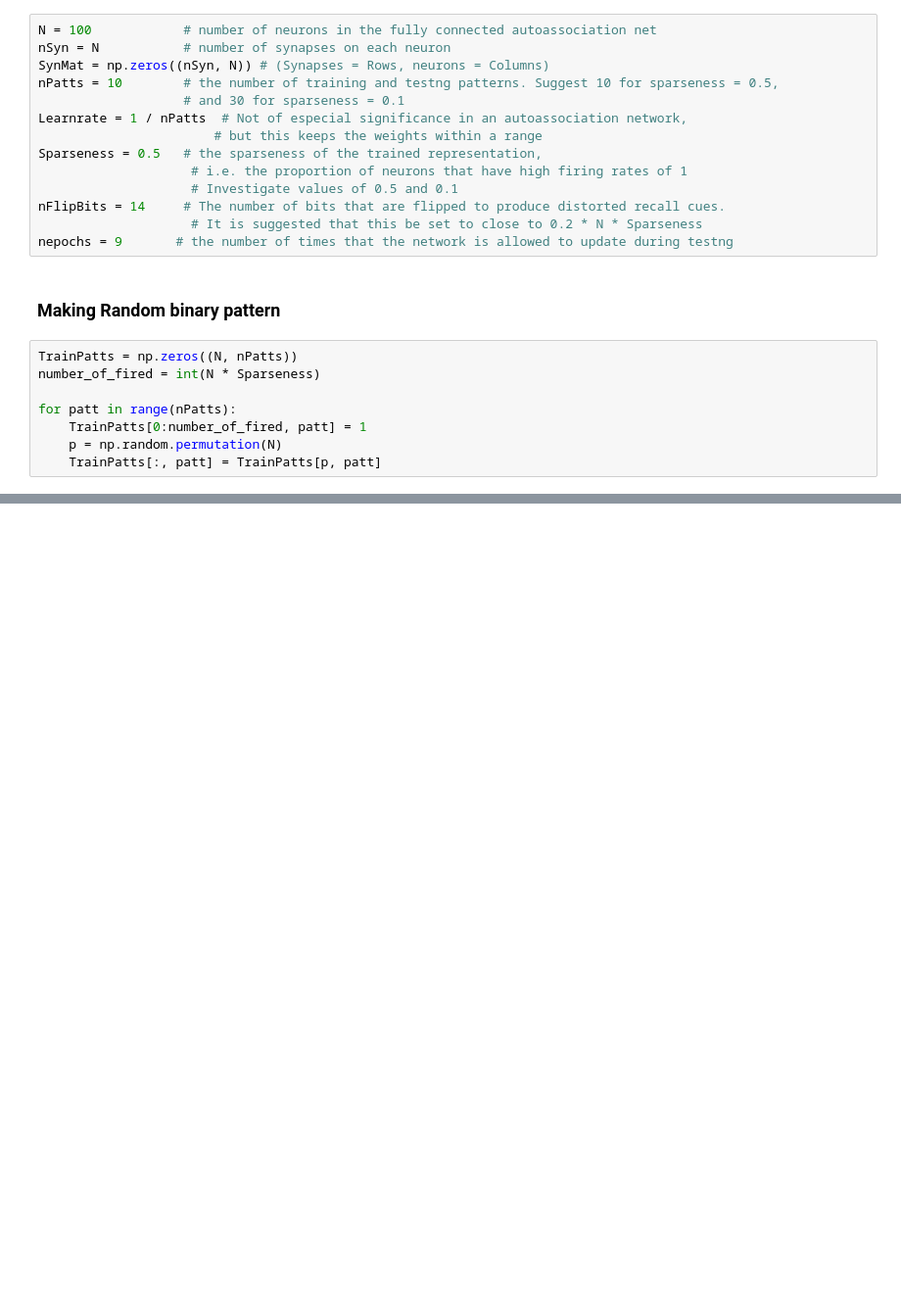
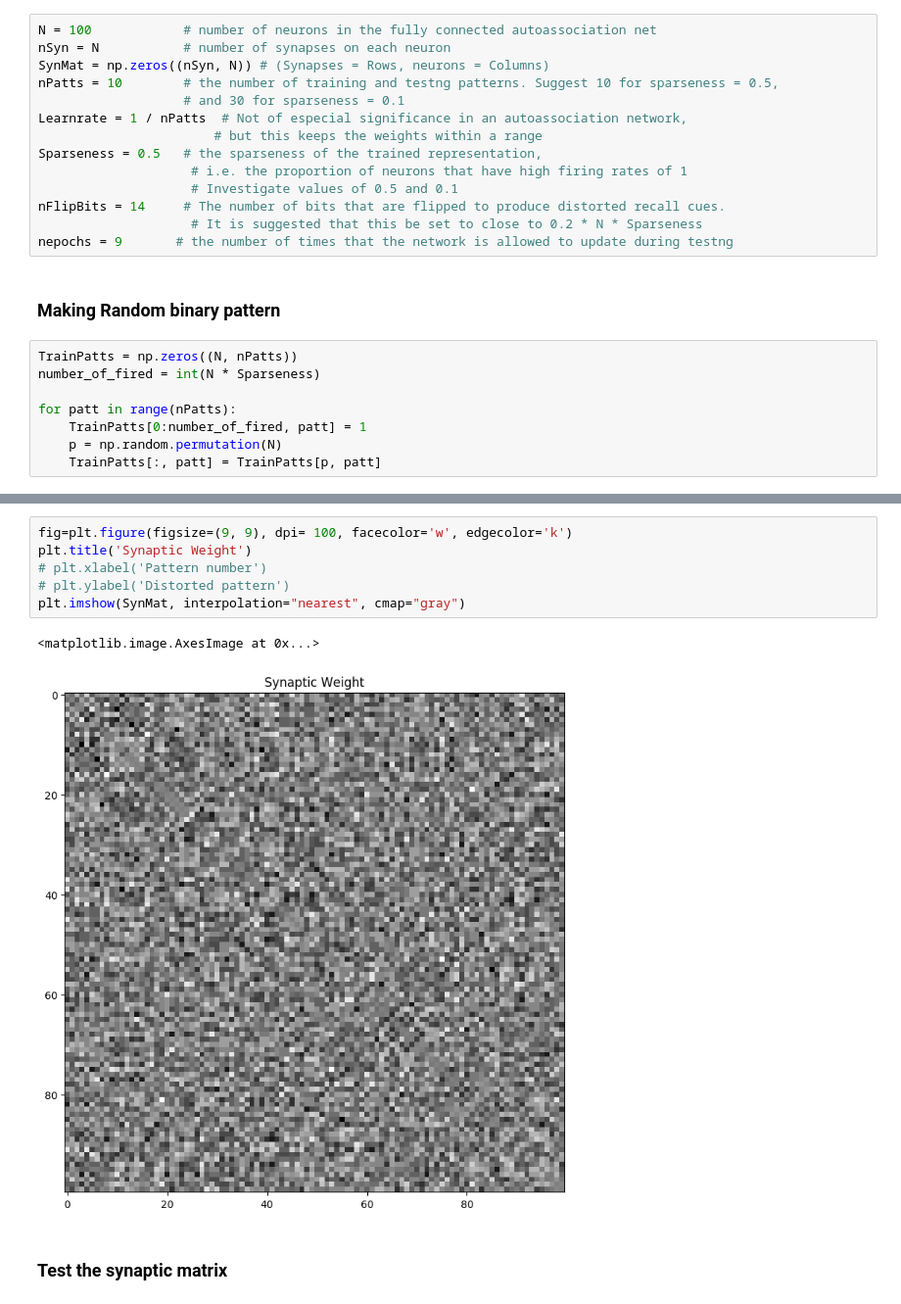
Before and after one commit to HyunsuLee/TIL, a Jupyter notebook: Comp_Neuro/Rolls_appenD_autoasso.ipynb, the cells around one changed output, grey strips where cells are left out. Shown at 98% size. Cells and saved outputs as stored; diff of their text form; blank space fills up the shorter version.

```diff
--- a/Comp_Neuro/Rolls_appenD_autoasso.ipynb
+++ b/Comp_Neuro/Rolls_appenD_autoasso.ipynb
@@ -55,0 +134,11 @@ NameError: name 'plot' is not defined
+# %%
+fig=plt.figure(figsize=(9, 9), dpi= 100, facecolor='w', edgecolor='k')
+plt.title('Synaptic Weight')
+# plt.xlabel('Pattern number')
+# plt.ylabel('Distorted pattern')
+plt.imshow(SynMat, interpolation="nearest", cmap="gray")
+# %% [output]
+<matplotlib.image.AxesImage at 0x...>
+[figure, added]
+# %% [markdown]
+### Test the synaptic matrix
```
Also changed, not shown: parts of 11 cells of this notebook.
